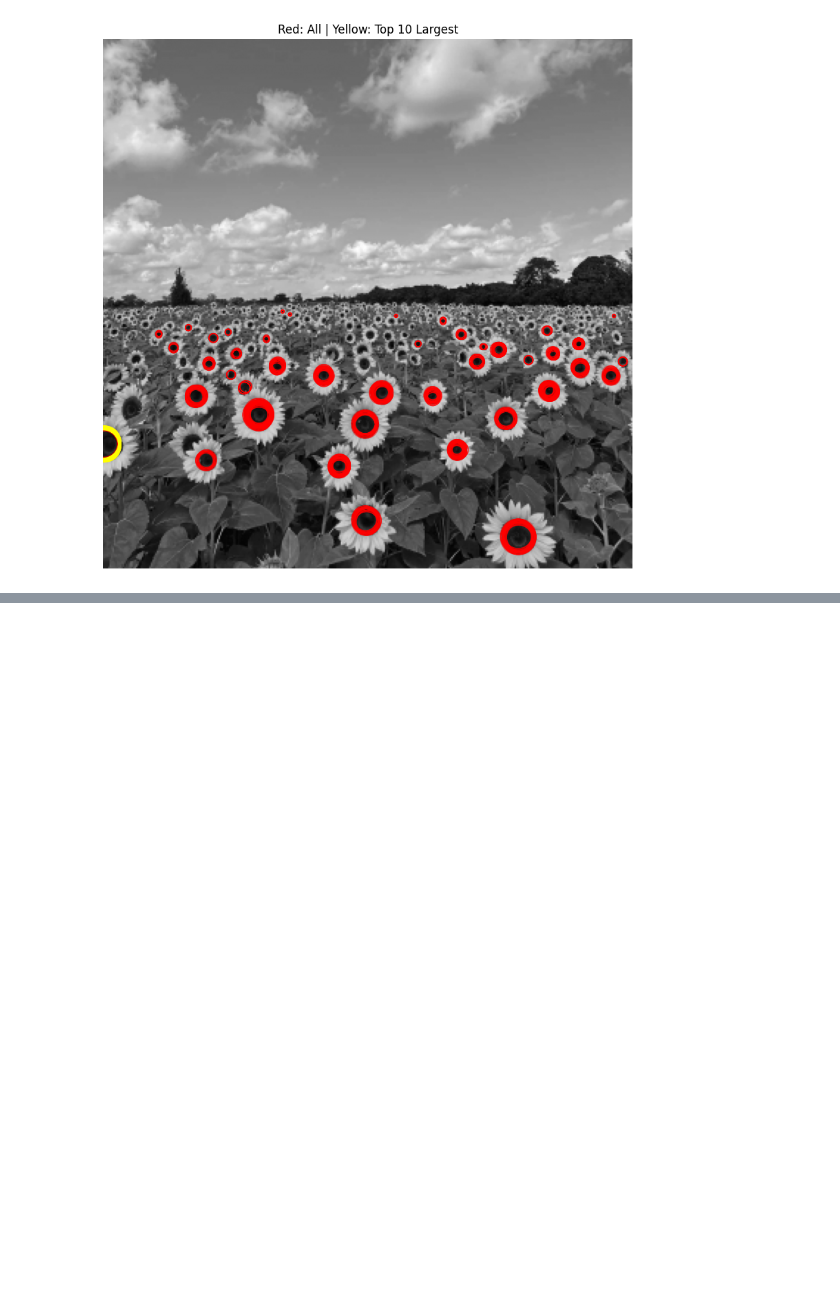
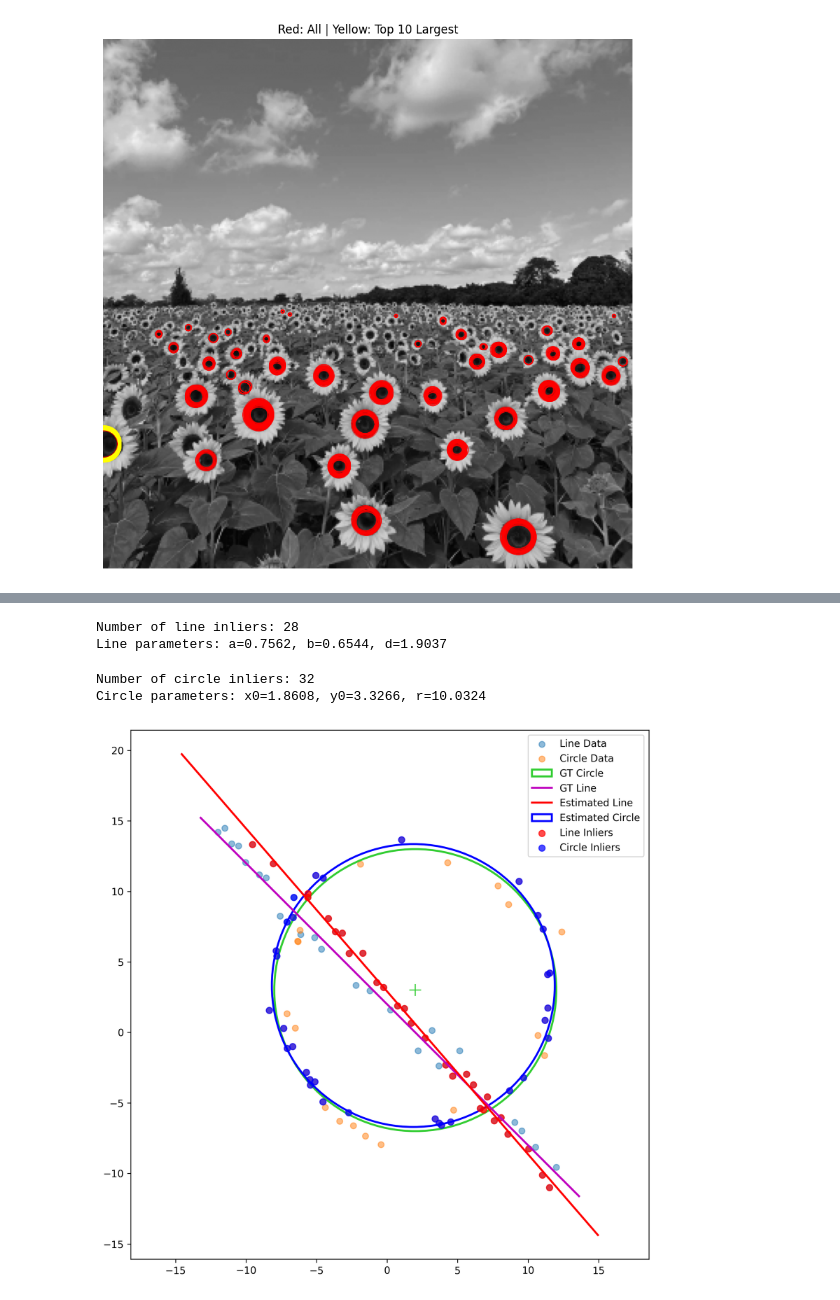
Before and after one commit to samitha278/EN3160-IPCV, a Jupyter notebook: fitting_and_alignment.ipynb, the cells around one changed output, grey strips where cells are left out. Saved outputs shown, nothing was run; the diff lists cells and outputs as text; code cells hidden in the pictures; blank space fills up the shorter version.

Commit message:
ransac problem 2

```diff
--- a/fitting_and_alignment.ipynb
+++ b/fitting_and_alignment.ipynb
@@ -131,0 +260,62 @@ Rank   Y        X        Sigma      Radius
+# %%
+line_model, line_inlier_idx = fit_line_ransac(X)
+line_inliers = X[line_inlier_idx]
+print("Number of line inliers:", len(line_inliers))
+print(f"Line parameters: a={line_model[0]:.4f}, b={line_model[1]:.4f}, d={line_model[2]:.4f}")
+# %% [output]
+Number of line inliers: 28
+Line parameters: a=0.7562, b=0.6544, d=1.9037
+# %%
+# Remove line inliers
+mask = np.ones(len(X), dtype=bool)
+mask[line_inlier_idx] = False
+remaining = X[mask]
+
+circle_model, circle_inlier_idx = fit_circle_ransac(remaining)
+circle_inliers = remaining[circle_inlier_idx]
+print("Number of circle inliers:", len(circle_inliers))
+print(f"Circle parameters: x0={circle_model[0]:.4f}, y0={circle_model[1]:.4f}, r={circle_model[2]:.4f}")
+# %% [output]
+Number of circle inliers: 32
+Circle parameters: x0=1.8608, y0=3.3266, r=10.0324
+# %%
+fig, ax = plt.subplots(1, 1, figsize=(8, 8), dpi=300)
+
+# Original data
+ax.scatter(X_line[:, 0], X_line[:, 1], label='Line Data', alpha=0.5)
+ax.scatter(X_circ[:, 0], X_circ[:, 1], label='Circle Data', alpha=0.5)
+
+# Ground truth
+circle_gt = plt.Circle((x0_gt, y0_gt), r, color='limegreen',
+                        fill=False, linewidth=2, label='GT Circle')
+ax.add_patch(circle_gt)
+ax.plot(x0_gt, y0_gt, '+', color='limegreen', markersize=12)
+x_min, x_max = ax.get_xlim()
+x_ = np.array([x_min, x_max])
+y_ = m * x_ + b
+plt.plot(x_, y_, color='m', linewidth=2, label='GT Line')
+
+# Estimated line
+a, b_param, d = line_model
+x_vals = np.array(ax.get_xlim())
+y_vals = (d - a * x_vals) / b_param
+ax.plot(x_vals, y_vals, 'r-', linewidth=2, label='Estimated Line')
+
+# Estimated circle
+x0_est, y0_est, r_est = circle_model
+circle_est = plt.Circle((x0_est, y0_est), r_est, color='b',
+                         fill=False, linewidth=2, label='Estimated Circle')
+ax.add_patch(circle_est)
+
+# Inliers
+ax.scatter(line_inliers[:, 0], line_inliers[:, 1],
+           color='red', s=40, marker='o', label='Line Inliers', alpha=0.7)
+ax.scatter(circle_inliers[:, 0], circle_inliers[:, 1],
+           color='blue', s=40, marker='o', label='Circle Inliers', alpha=0.7)
+
+ax.legend()
+ax.axis('equal')
+plt.tight_layout()
+plt.show()
+# %% [output]
+[figure, added]
```
Also changed, not shown: parts of 6 cells of this notebook.
